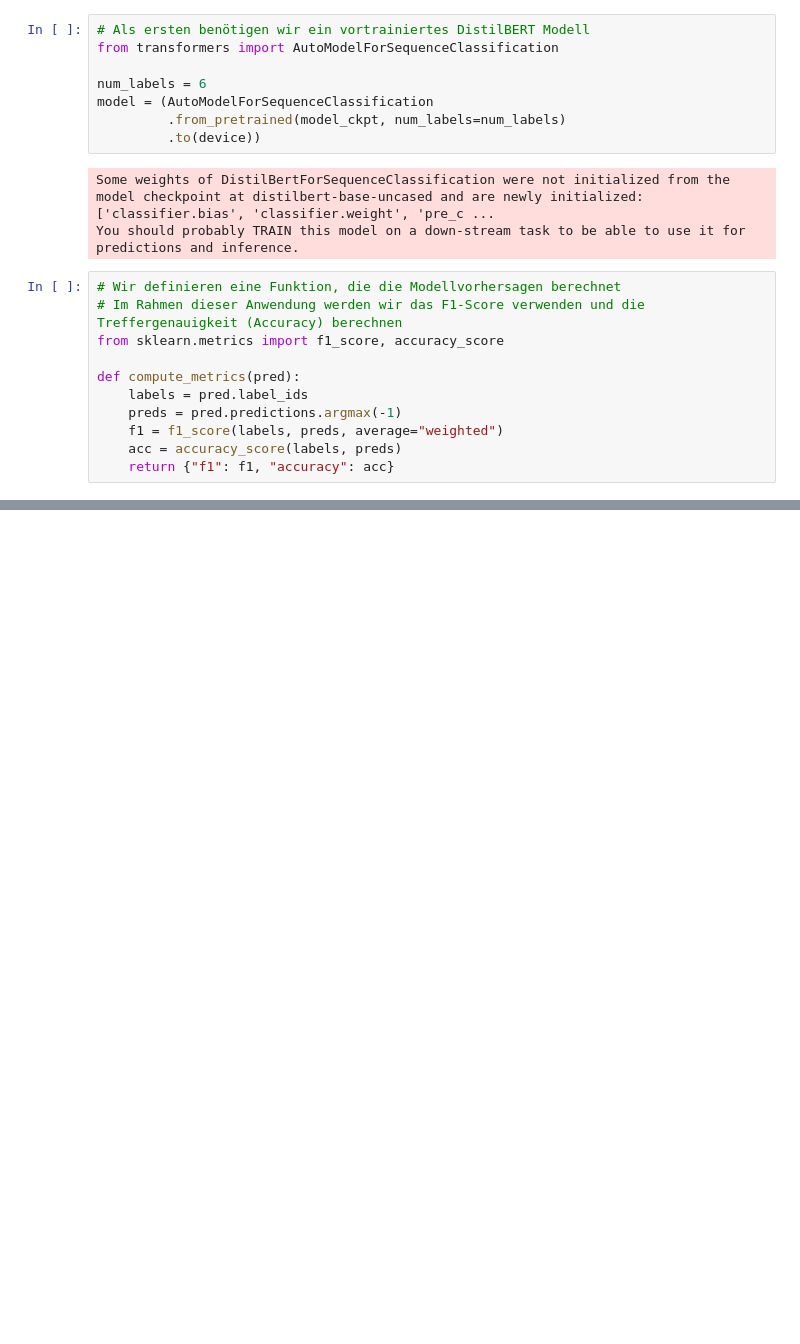
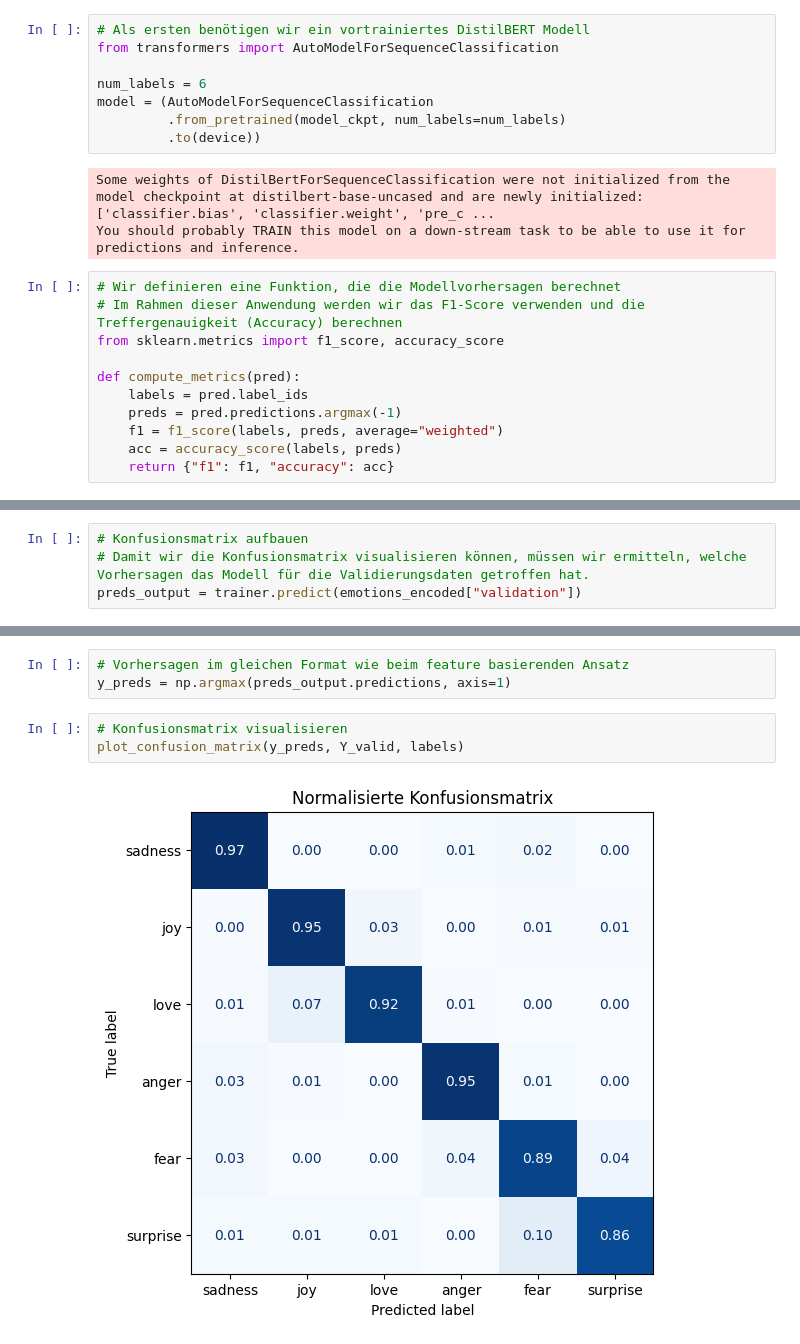
Before and after one commit to DominikWunderlich/huggingface-textklassifizierung, a Jupyter notebook: textklassifizierung_script.ipynb, the cells around one changed output, grey strips where cells are left out. Cells and saved outputs as stored; diff of their text form; blank space fills up the shorter version.

Commit message:
Visualize confusion matrix

```diff
--- a/textklassifizierung_script.ipynb
+++ b/textklassifizierung_script.ipynb
@@ -336,0 +337,4 @@ TrainOutput(global_step=500, training_loss=0.12789197540283204, metrics={'train_
+# %%
+# Konfusionsmatrix aufbauen
+# Damit wir die Konfusionsmatrix visualisieren können, müssen wir ermitteln, welche Vorhersagen das Modell für die Validierungsdaten getroffen hat.
+preds_output = trainer.predict(emotions_encoded["validation"])
@@ -336,0 +343,8 @@ TrainOutput(global_step=500, training_loss=0.12789197540283204, metrics={'train_
+# %%
+# Vorhersagen im gleichen Format wie beim feature basierenden Ansatz
+y_preds = np.argmax(preds_output.predictions, axis=1)
+# %%
+# Konfusionsmatrix visualisieren
+plot_confusion_matrix(y_preds, Y_valid, labels)
+# %% [output]
+[figure, added]
```
Also changed, not shown: parts of 3 cells of this notebook.
